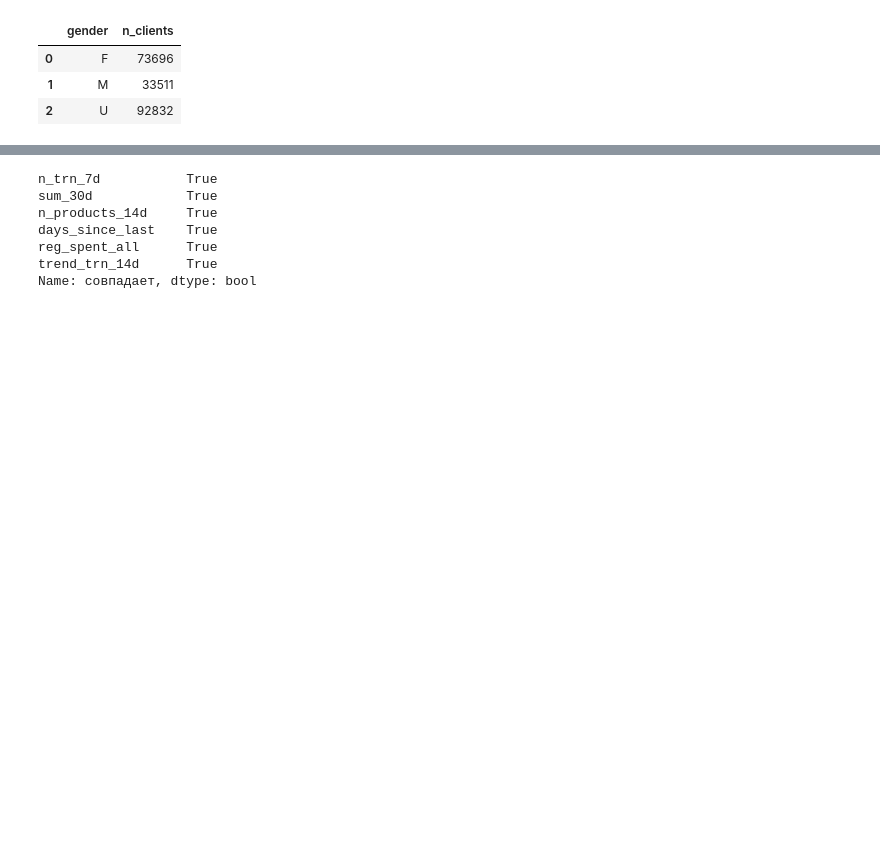
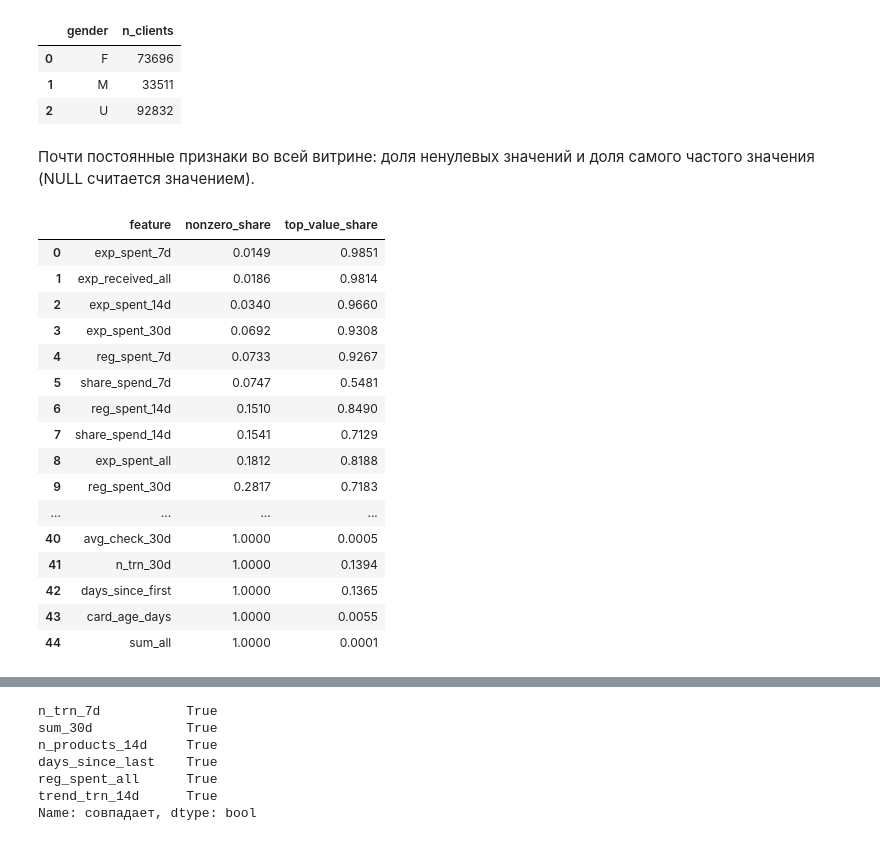
Before and after one commit to artyombelyaev/x5-uplift-modeling, a Jupyter notebook: notebooks/03_features.ipynb, the cells around one changed output, grey strips where cells are left out. Drawn from its saved outputs; the diff is of its cells as text; code cells hidden in the pictures; blank space fills up the shorter version.

```diff
--- a/notebooks/03_features.ipynb
+++ b/notebooks/03_features.ipynb
@@ -104,3 +124,26 @@ db.run(con, "features.sql", "mart_gender")
 | 0 | F | 73696 |
 | 1 | M | 33511 |
 | 2 | U | 92832 |
+# %% [markdown]
+Почти постоянные признаки во всей витрине: доля ненулевых значений и доля самого частого значения (NULL считается
+значением).
+# %%
+db.run(con, "features.sql", "mart_constancy").round(4)
+# %% [output]
+|  | feature | nonzero_share | top_value_share |
+| 0 | exp_spent_7d | 0.0149 | 0.9851 |
+| 1 | exp_received_all | 0.0186 | 0.9814 |
+| 2 | exp_spent_14d | 0.0340 | 0.9660 |
+| 3 | exp_spent_30d | 0.0692 | 0.9308 |
+| 4 | reg_spent_7d | 0.0733 | 0.9267 |
+| 5 | share_spend_7d | 0.0747 | 0.5481 |
+| 6 | reg_spent_14d | 0.1510 | 0.8490 |
+| 7 | share_spend_14d | 0.1541 | 0.7129 |
+| 8 | exp_spent_all | 0.1812 | 0.8188 |
+| 9 | reg_spent_30d | 0.2817 | 0.7183 |
+| ... | ... | ... | ... |
+| 40 | avg_check_30d | 1.0000 | 0.0005 |
+| 41 | n_trn_30d | 1.0000 | 0.1394 |
+| 42 | days_since_first | 1.0000 | 0.1365 |
+| 43 | card_age_days | 1.0000 | 0.0055 |
+| 44 | sum_all | 1.0000 | 0.0001 |
```
Also changed, not shown: parts of 14 cells of this notebook, 4 other files.
